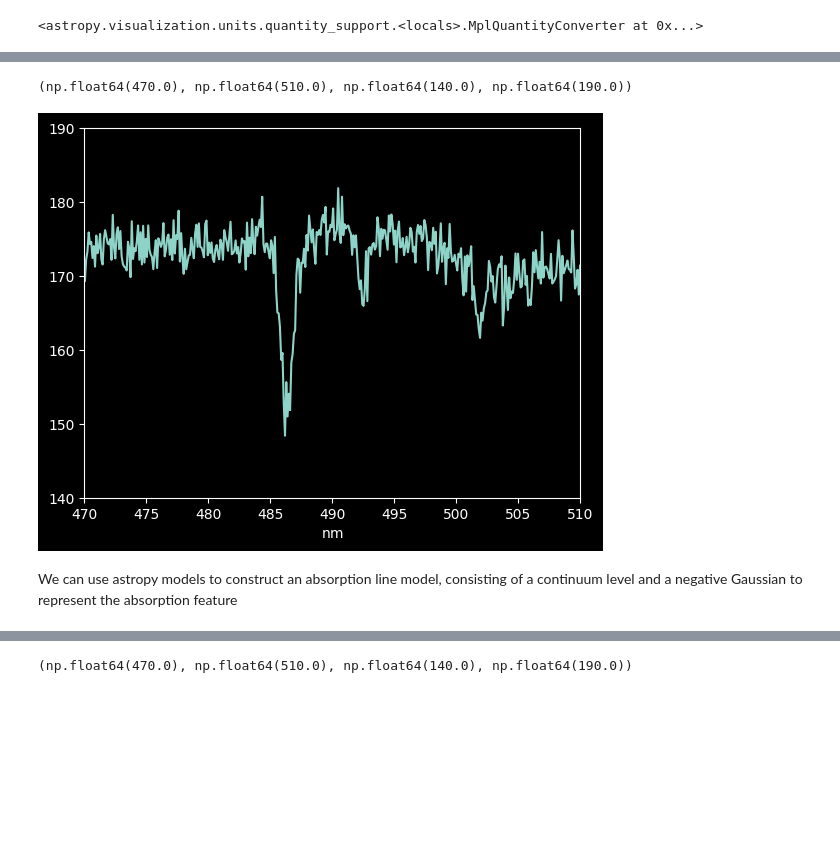
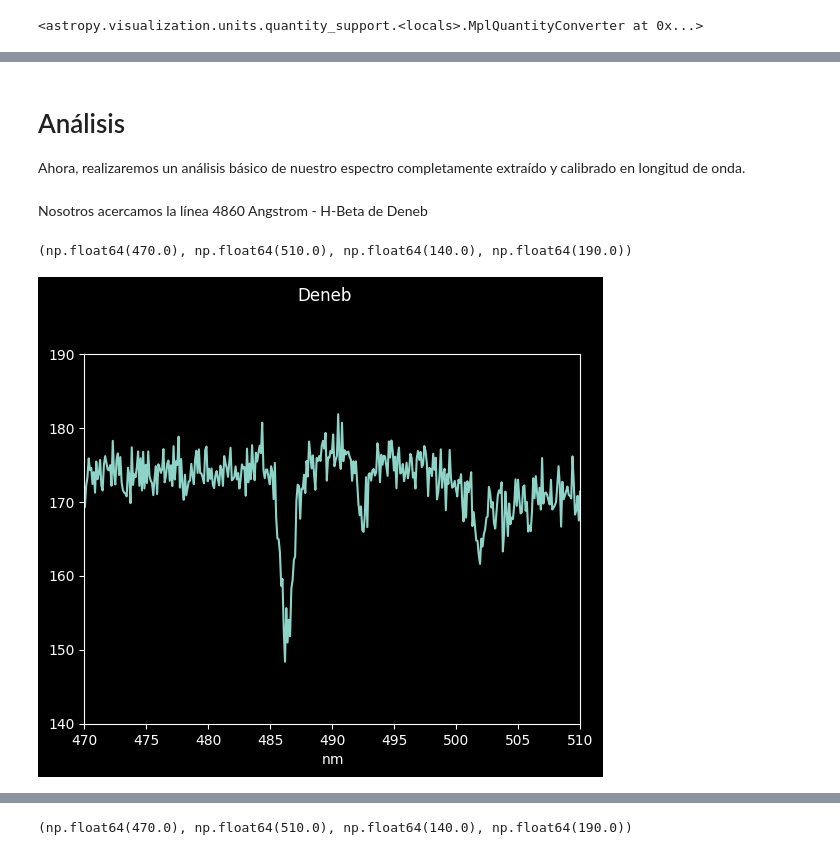
Before and after one commit to Almarm-r/Astronomia-Observacional, a Jupyter notebook: Tutorial_3_Astropy/3-Trace_Extract_Wavelength-CalibrateSpectrum.ipynb, the cells around one changed output, grey strips where cells are left out. Cells and saved outputs as stored; diff of their text form; code cells hidden in the pictures; blank space fills up the shorter version.

```diff
--- a/Tutorial_3_Astropy/3-Trace_Extract_Wavelength-CalibrateSpectrum.ipynb
+++ b/Tutorial_3_Astropy/3-Trace_Extract_Wavelength-CalibrateSpectrum.ipynb
@@ -116,13 +92,16 @@ mean_trace_profile4 = cutouts.mean(axis=0)
 # %%
 spectrum2 = np.array([np.average(image_array_2[int(yval)-npixels_to_cut:int(yval)+npixels_to_cut, ii],
                                 weights=mean_trace_profile2)
-                     for yval, ii in zip(trace_center2, xvals)])
+                     for yval, ii in zip(trace_center2, xvals2)])
+
+spectrum1 = np.array([np.average(image_array_1[int(yval)-npixels_to_cut:int(yval)+npixels_to_cut, ii],
+                                weights=mean_trace_profile1)
+                     for yval, ii in zip(trace_center1, xvals1)])
+
 spectrum3 = np.array([np.average(image_array_3[int(yval)-npixels_to_cut:int(yval)+npixels_to_cut, ii],
                                 weights=mean_trace_profile3)
-                     for yval, ii in zip(trace_center3, xvals)])
-spectrum1 = np.array([np.average(image_array_1[int(yval)-npixels_to_cut:int(yval)+npixels_to_cut, ii],
-                                weights=mean_trace_profile1)
-                     for yval, ii in zip(trace_center1, xvals)])
-spectrum4 = np.array([np.average(image_array_Sol[int(yval)-npixels_to_cut:int(yval)+npixels_to_cut, ii],
+                     for yval, ii in zip(trace_center3, xvals3)])
+
+spectrum4 = np.array([np.average(image_array_4[int(yval)-npixels_to_cut:int(yval)+npixels_to_cut, ii],
                                 weights=mean_trace_profile4)
-                     for yval, ii in zip(trace_center4, xvals)])
+                     for yval, ii in zip(trace_center4, xvals4)])
@@ -145,0 +112,5 @@ We zoom in on the 4860 Angstrom line - H-Beta
+# %%
+wavelengths2 = wlmodel(xvals2) * u.nm
+wavelengths1 = wlmodel(xvals1) * u.nm
+wavelengths3 = wlmodel(xvals3) * u.nm
+wavelengths4 = wlmodel(xvals4) * u.nm
@@ -146,8 +141,13 @@ We zoom in on the 4860 Angstrom line - H-Beta
+# %% [markdown]
+# Análisis
+
+Ahora, realizaremos un análisis básico de nuestro espectro completamente extraído y calibrado en longitud de onda.
+# %% [markdown]
+Nosotros acercamos la línea 4860 Angstrom - H-Beta de Deneb
 # %%
-plt.plot(wavelengths, spectrum2)
+plt.suptitle("Deneb", y=1.02)
+plt.plot(wavelengths2, spectrum2)
 plt.axis([470,510,140,190])
 # %% [output]
 (np.float64(470.0), np.float64(510.0), np.float64(140.0), np.float64(190.0))
-[figure, old version]
+[figure, new version]
-# %% [markdown]
-We can use astropy models to construct an absorption line model, consisting of a continuum level and a negative Gaussian to represent the absorption feature
```
Also changed, not shown: parts of 45 cells of this notebook, 2 other files.
